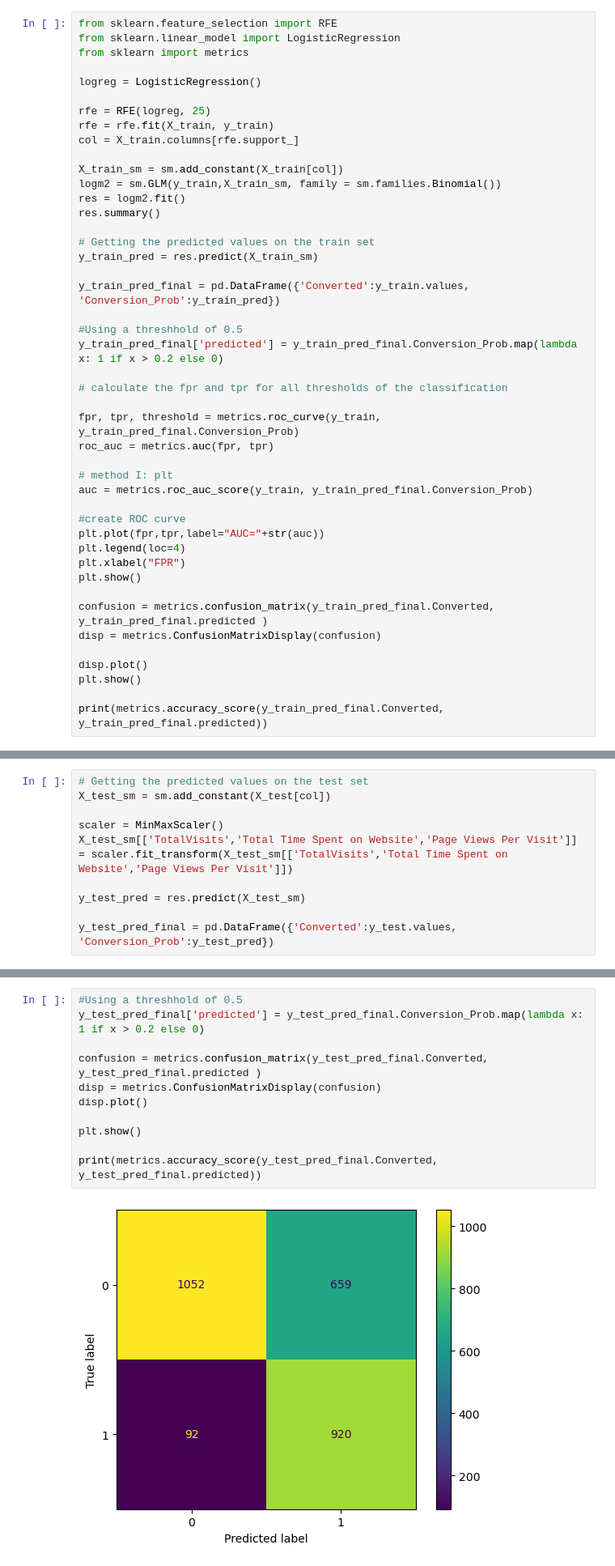
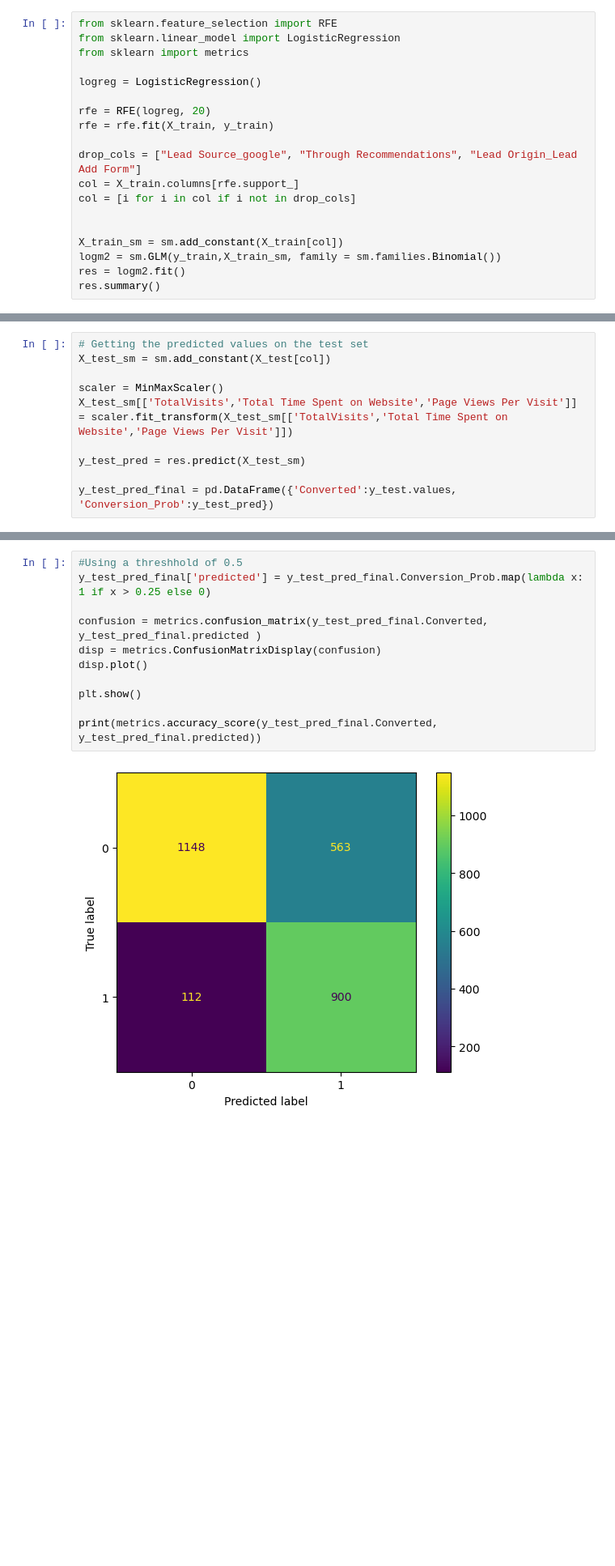
Before and after one commit to tthakur2015/Lead-Scoring-Logistic-Regression-Model, a Jupyter notebook: Case Study Notebook.ipynb, the cells around one changed output, grey strips where cells are left out. Shown at 81% size. Saved outputs shown, nothing was run; the diff lists cells and outputs as text; blank space fills up the shorter version.

```diff
--- a/Case Study Notebook.ipynb
+++ b/Case Study Notebook.ipynb
@@ -707,42 +707,16 @@ from sklearn import metrics
 
 logreg = LogisticRegression()
 
-rfe = RFE(logreg, 25)
+rfe = RFE(logreg, 20)
 rfe = rfe.fit(X_train, y_train)
+
+drop_cols = ["Lead Source_google", "Through Recommendations", "Lead Origin_Lead Add Form"]
 col = X_train.columns[rfe.support_]
+col = [i for i in col if i not in drop_cols]
+
 
 X_train_sm = sm.add_constant(X_train[col])
 logm2 = sm.GLM(y_train,X_train_sm, family = sm.families.Binomial())
 res = logm2.fit()
 res.summary()
-
-# Getting the predicted values on the train set
-y_train_pred = res.predict(X_train_sm)
-
-y_train_pred_final = pd.DataFrame({'Converted':y_train.values, 'Conversion_Prob':y_train_pred})
-
-#Using a threshhold of 0.5
-y_train_pred_final['predicted'] = y_train_pred_final.Conversion_Prob.map(lambda x: 1 if x > 0.2 else 0)
-
-# calculate the fpr and tpr for all thresholds of the classification
-
-fpr, tpr, threshold = metrics.roc_curve(y_train, y_train_pred_final.Conversion_Prob)
-roc_auc = metrics.auc(fpr, tpr)
-
-# method I: plt
-auc = metrics.roc_auc_score(y_train, y_train_pred_final.Conversion_Prob)
-
-#create ROC curve
-plt.plot(fpr,tpr,label="AUC="+str(auc))
-plt.legend(loc=4)
-plt.xlabel("FPR")
-plt.show()
-
-confusion = metrics.confusion_matrix(y_train_pred_final.Converted, y_train_pred_final.predicted )
-disp = metrics.ConfusionMatrixDisplay(confusion)
-
-disp.plot()
-plt.show()
-
-print(metrics.accuracy_score(y_train_pred_final.Converted, y_train_pred_final.predicted))
 # %% [output]
@@ -779,13 +836,13 @@ plt.show()
 # %%
 #Using a threshhold of 0.5
-y_test_pred_final['predicted'] = y_test_pred_final.Conversion_Prob.map(lambda x: 1 if x > 0.2 else 0)
+y_test_pred_final['predicted'] = y_test_pred_final.Conversion_Prob.map(lambda x: 1 if x > 0.25 else 0)
 
 confusion = metrics.confusion_matrix(y_test_pred_final.Converted, y_test_pred_final.predicted )
 disp = metrics.ConfusionMatrixDisplay(confusion)
 disp.plot()
 
 plt.show()
 
 print(metrics.accuracy_score(y_test_pred_final.Converted, y_test_pred_final.predicted))
 # %% [output]
-[figure, old version]
+[figure, new version]
```
Also changed, not shown: parts of 7 cells of this notebook.
